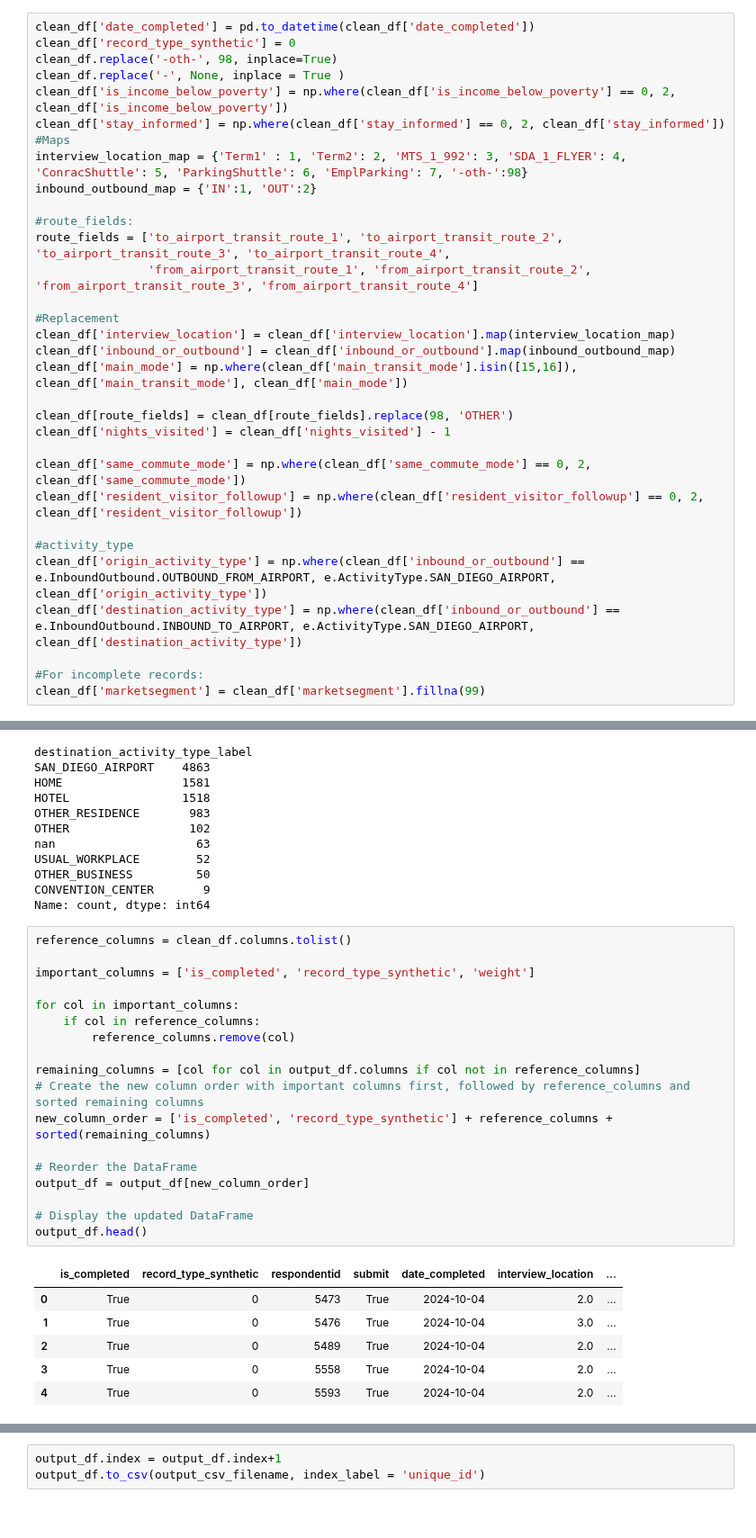
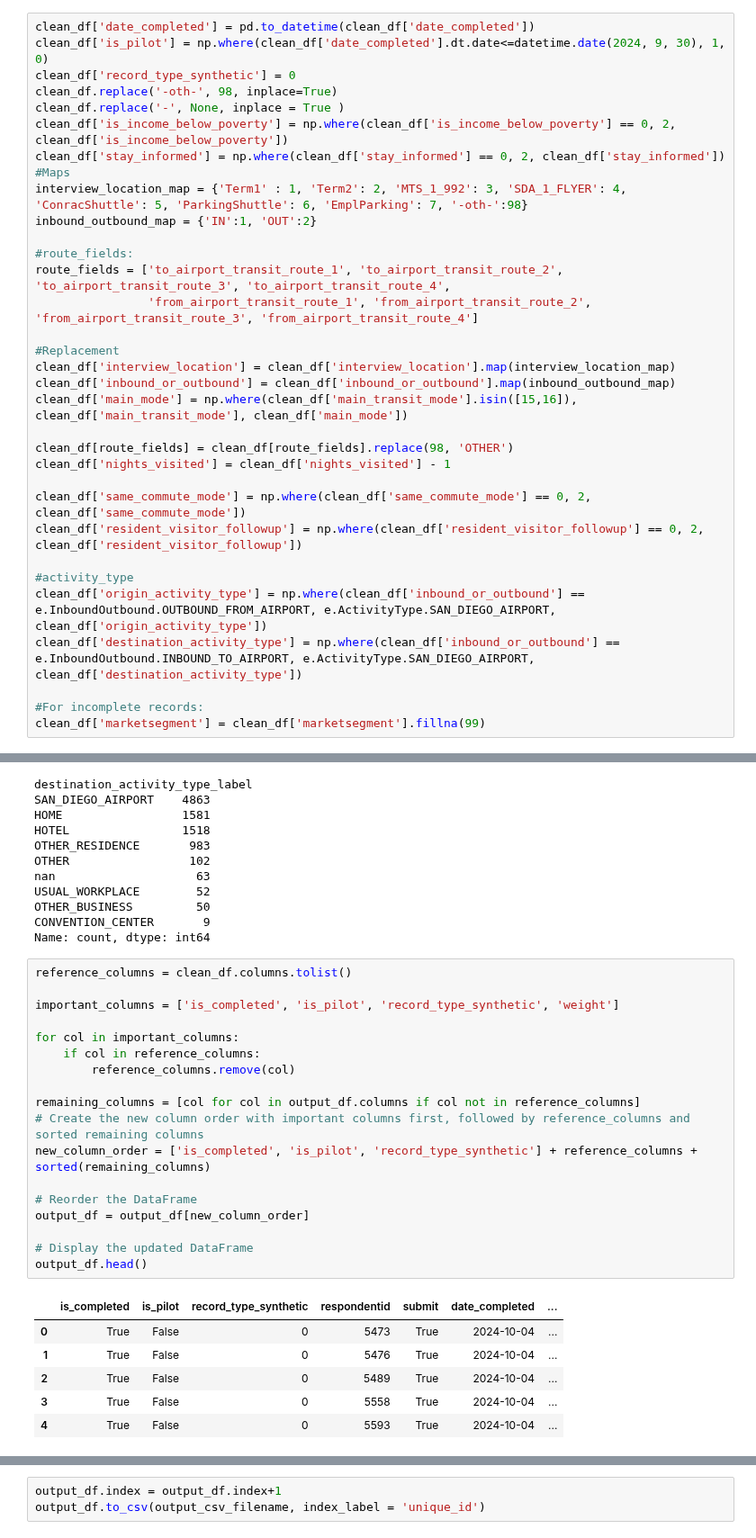
Before and after one commit to wsp-sag/Survey_Airport, a Jupyter notebook: notebooks/data-model-development-helper.ipynb, the cells around one changed output, grey strips where cells are left out. Shown at 90% size. Cells and saved outputs as stored; diff of their text form.

Commit message:
Add is_pilot indicator

```diff
--- a/notebooks/data-model-development-helper.ipynb
+++ b/notebooks/data-model-development-helper.ipynb
@@ -260,6 +261,7 @@ Name: count, dtype: int64
 ### Pre-processing of some fields
 # %%
 clean_df['date_completed'] = pd.to_datetime(clean_df['date_completed'])
+clean_df['is_pilot'] = np.where(clean_df['date_completed'].dt.date<=datetime.date(2024, 9, 30), 1, 0)
 clean_df['record_type_synthetic'] = 0
 clean_df.replace('-oth-', 98, inplace=True)
 clean_df.replace('-', None, inplace = True )
@@ -480,25 +467,25 @@ Name: count, dtype: int64
 # %%
 reference_columns = clean_df.columns.tolist()
 
-important_columns = ['is_completed', 'record_type_synthetic', 'weight']
+important_columns = ['is_completed', 'is_pilot', 'record_type_synthetic', 'weight']
 
 for col in important_columns:
     if col in reference_columns:
         reference_columns.remove(col)
 
 remaining_columns = [col for col in output_df.columns if col not in reference_columns]
 # Create the new column order with important columns first, followed by reference_columns and sorted remaining columns
-new_column_order = ['is_completed', 'record_type_synthetic'] + reference_columns + sorted(remaining_columns)
+new_column_order = ['is_completed', 'is_pilot', 'record_type_synthetic'] + reference_columns + sorted(remaining_columns)
 
 # Reorder the DataFrame
 output_df = output_df[new_column_order]
 
 # Display the updated DataFrame
 output_df.head()
 # %% [output]
-|  | is_completed | record_type_synthetic | respondentid | submit | date_completed | interview_location | ... |
-| 0 | True | 0 | 5473 | True | 2024-10-04 | 2.0 | ... |
-| 1 | True | 0 | 5476 | True | 2024-10-04 | 3.0 | ... |
-| 2 | True | 0 | 5489 | True | 2024-10-04 | 2.0 | ... |
-| 3 | True | 0 | 5558 | True | 2024-10-04 | 2.0 | ... |
-| 4 | True | 0 | 5593 | True | 2024-10-04 | 2.0 | ... |
+|  | is_completed | is_pilot | record_type_synthetic | respondentid | submit | date_completed | ... |
+| 0 | True | False | 0 | 5473 | True | 2024-10-04 | ... |
+| 1 | True | False | 0 | 5476 | True | 2024-10-04 | ... |
+| 2 | True | False | 0 | 5489 | True | 2024-10-04 | ... |
+| 3 | True | False | 0 | 5558 | True | 2024-10-04 | ... |
+| 4 | True | False | 0 | 5593 | True | 2024-10-04 | ... |
```
Also changed, not shown: parts of 7 cells of this notebook, 4 other files.
